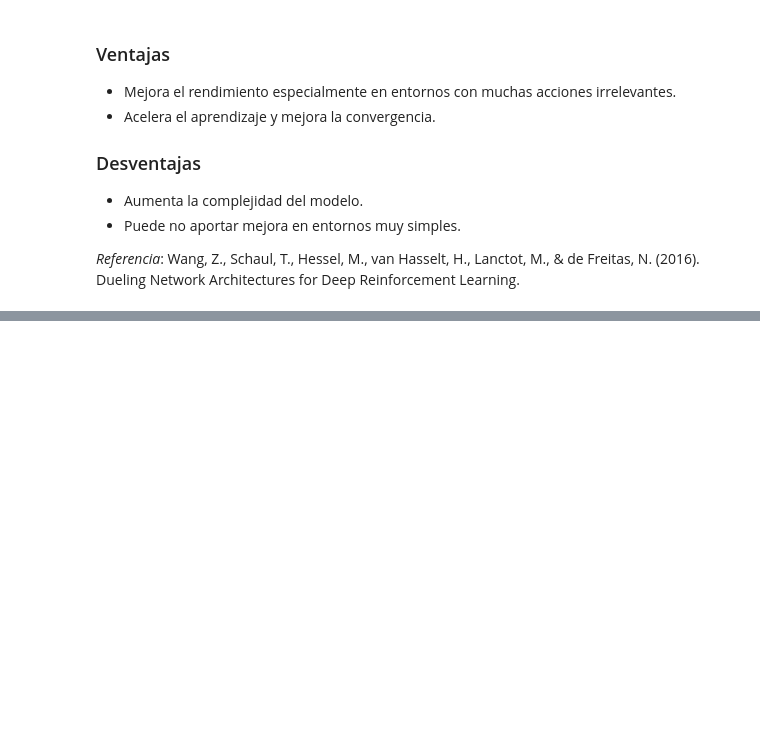
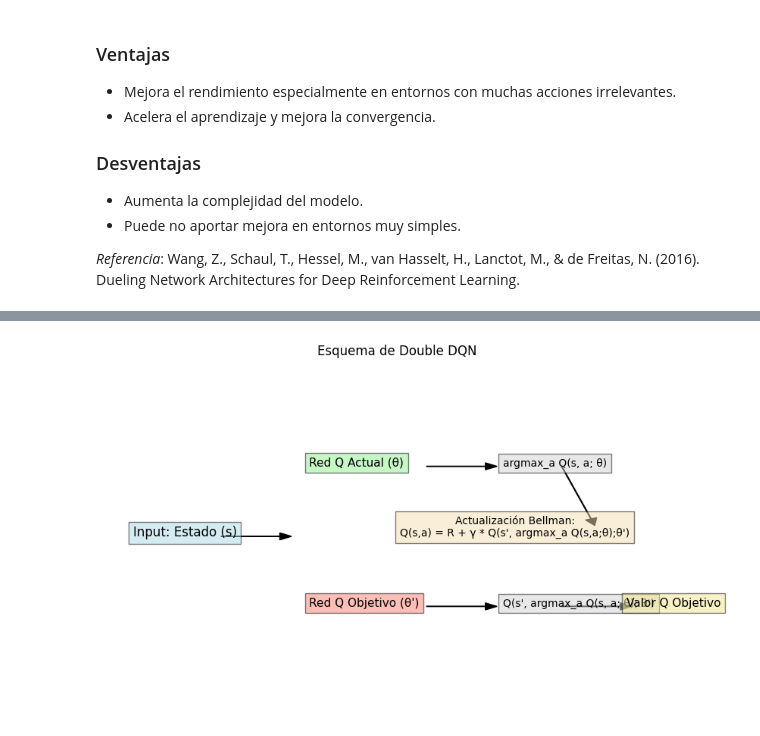
Before and after one commit to smoyarodrigo/03MAIR-Algoritmos-de-Optimizacion, a Jupyter notebook: Untitled3.ipynb, the cells around one changed output, grey strips where cells are left out. Drawn from its saved outputs; the diff is of its cells as text; code cells hidden in the pictures; blank space fills up the shorter version.

```diff
--- a/Untitled3.ipynb
+++ b/Untitled3.ipynb
@@ -796,0 +832,35 @@ Wang, Z., Schaul, T., Hessel, M., van Hasselt, H., Lanctot, M., & de Freitas, N.
+# %%
+import matplotlib.pyplot as plt
+import matplotlib.patches as patches
+
+fig, ax = plt.subplots(figsize=(10, 6))
+
+# Input State
+ax.text(0.05, 0.5, 'Input: Estado (s)', fontsize=12, bbox=dict(facecolor='lightblue', alpha=0.5))
+ax.arrow(0.2, 0.5, 0.1, 0, head_width=0.02, head_length=0.02, fc='k', ec='k')
+
+# Current Q-Network
+ax.text(0.35, 0.7, 'Red Q Actual (θ)', fontsize=11, bbox=dict(facecolor='lightgreen', alpha=0.5))
+ax.arrow(0.55, 0.7, 0.1, 0, head_width=0.02, head_length=0.02, fc='k', ec='k')
+ax.text(0.68, 0.7, 'argmax_a Q(s, a; θ)', fontsize=10, bbox=dict(facecolor='lightgray', alpha=0.5)) # Action selection
+ax.arrow(0.78, 0.7, 0.05, -0.15, head_width=0.02, head_length=0.02, fc='k', ec='k') # Arrow down to target Q-network
+
+# Target Q-Network
+ax.text(0.35, 0.3, 'Red Q Objetivo (θ\')', fontsize=11, bbox=dict(facecolor='salmon', alpha=0.5))
+ax.arrow(0.55, 0.3, 0.1, 0, head_width=0.02, head_length=0.02, fc='k', ec='k')
+ax.text(0.68, 0.3, 'Q(s\', argmax_a Q(s, a; θ); θ\')', fontsize=10, bbox=dict(facecolor='lightgray', alpha=0.5)) # Action evaluation
+
+# Combining for Target Q Value
+ax.arrow(0.78, 0.3, 0.1, 0, head_width=0.02, head_length=0.02, fc='k', ec='k')
+ax.text(0.89, 0.3, 'Valor Q Objetivo', fontsize=11, bbox=dict(facecolor='khaki', alpha=0.5))
+
+# Bellman Update
+ax.text(0.7, 0.5, 'Actualización Bellman:\nQ(s,a) = R + γ * Q(s\', argmax_a Q(s,a;θ);θ\')', fontsize=10, bbox=dict(facecolor='wheat', alpha=0.5), ha='center')
+
+ax.set_xlim(0, 1)
+ax.set_ylim(0, 1)
+ax.axis('off')
+plt.title("Esquema de Double DQN")
+plt.show()
+# %% [output]
+[figure, added]
```
Also changed, not shown: parts of 3 cells of this notebook.
